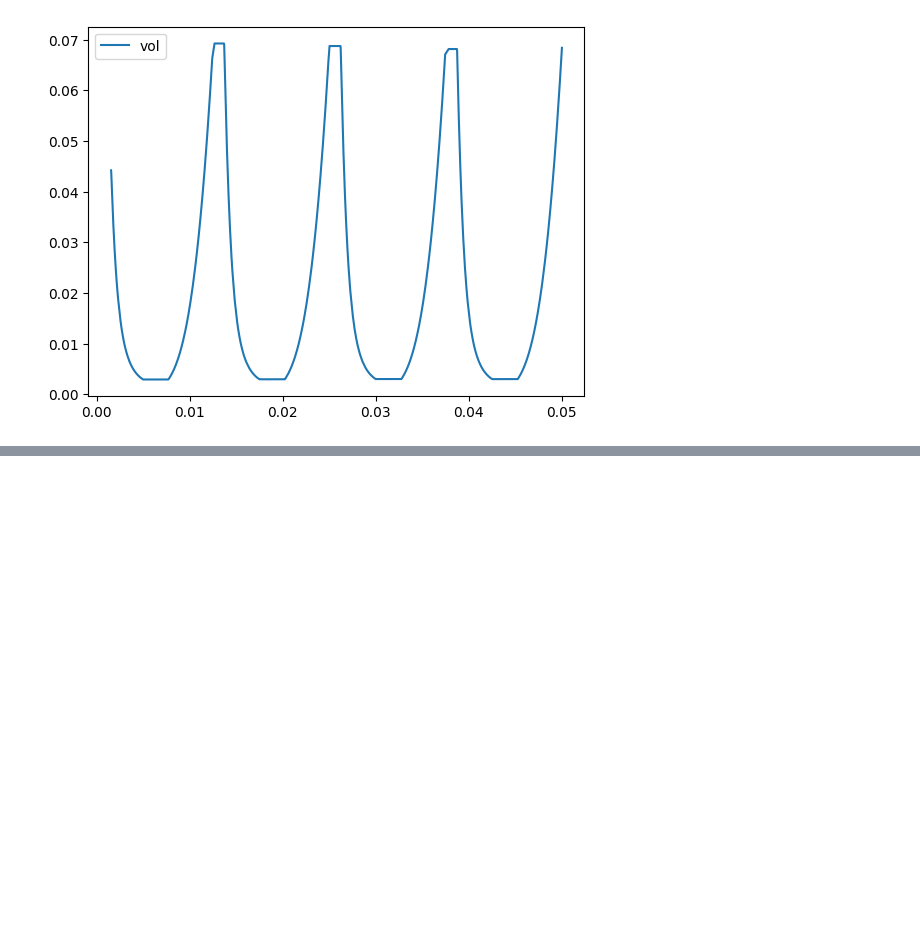
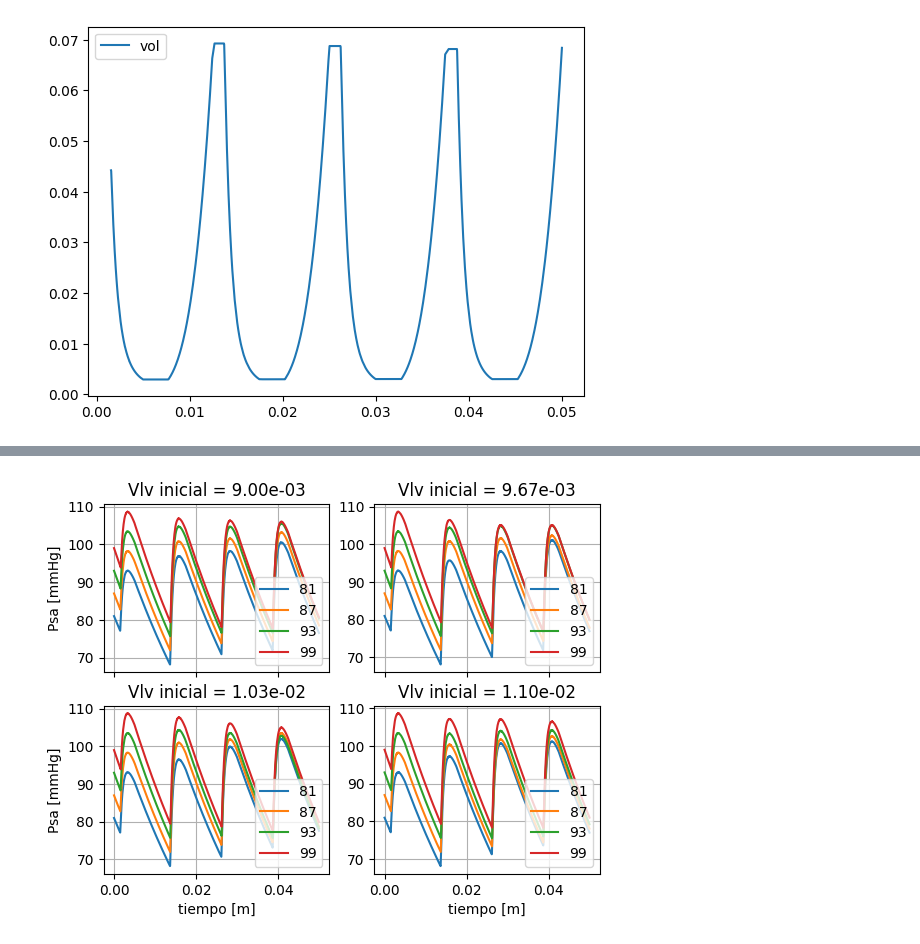
Before and after one commit to hxdvka/MiBio, a Jupyter notebook: FisioLab/cardio2/bono.ipynb, the cells around one changed output, grey strips where cells are left out. Cells and saved outputs as stored; diff of their text form; code cells hidden in the pictures; blank space fills up the shorter version.

```diff
--- a/FisioLab/cardio2/bono.ipynb
+++ b/FisioLab/cardio2/bono.ipynb
@@ -187,0 +268,38 @@ ivl = (product(ivl_vlv, ivl_psa))
+# %%
+legends_psa = list( map(lambda s : "{ivP:2.0f}".format(ivP=s[1]) , list(ivl)[0:4]) )
+
+plt.subplot(221)
+plt.title("Vlv inicial = {s:1.2e}".format(s=ivl[0][0]))
+plt.grid(visible=True)
+plt.tick_params(labelbottom=False)
+plt.ylabel("Psa [mmHg]")
+plots_psa1 = [plotterAux(sol.t , sol.y[1] ) for sol in sols[0:4] ]
+plt.legend( legends_plv ,loc=4 )
+
+plt.subplot(222)
+plt.title("Vlv inicial = {s:1.2e}".format(s=ivl[4][0]))
+plt.grid(visible=True)
+plt.tick_params(labelbottom=False)
+plots_psa2 = [plotterAux(sol.t , sol.y[1] ) for sol in sols[4:8] ]
+plt.legend( legends_plv ,loc=4 )
+
+
+plt.subplot(223)
+plt.title("Vlv inicial = {s:1.2e}".format(s=ivl[8][0]))
+plt.grid(visible=True)
+legends_plv = list( map(lambda s : "{ivP:2.0f}".format(ivP=s[1]) , (ivl)) )
+plt.ylabel("Psa [mmHg]")
+plt.xlabel("tiempo [m]")
+plots_psa3 = [plotterAux(sol.t , sol.y[1] ) for sol in sols[8:12] ]
+plt.legend( legends_psa ,loc=4 )
+
+plt.subplot(224)
+plt.title("Vlv inicial = {s:1.2e}".format(s=ivl[12][0]))
+plt.grid(visible=True)
+legends_psa = list( map(lambda s : "{ivP:2.0f}".format(ivP=s[1]) , (ivl)) )
+plt.xlabel("tiempo [m]")
+plots_psa4 = [plotterAux(sol.t , sol.y[1] ) for sol in sols[12:16] ]
+plt.legend( legends_psa ,loc=4 )
+plt.savefig("fig_Psa-bono.jpg")
+# %% [output]
+[figure, added]
```
Also changed, not shown: parts of 12 cells of this notebook, 4 other files.
